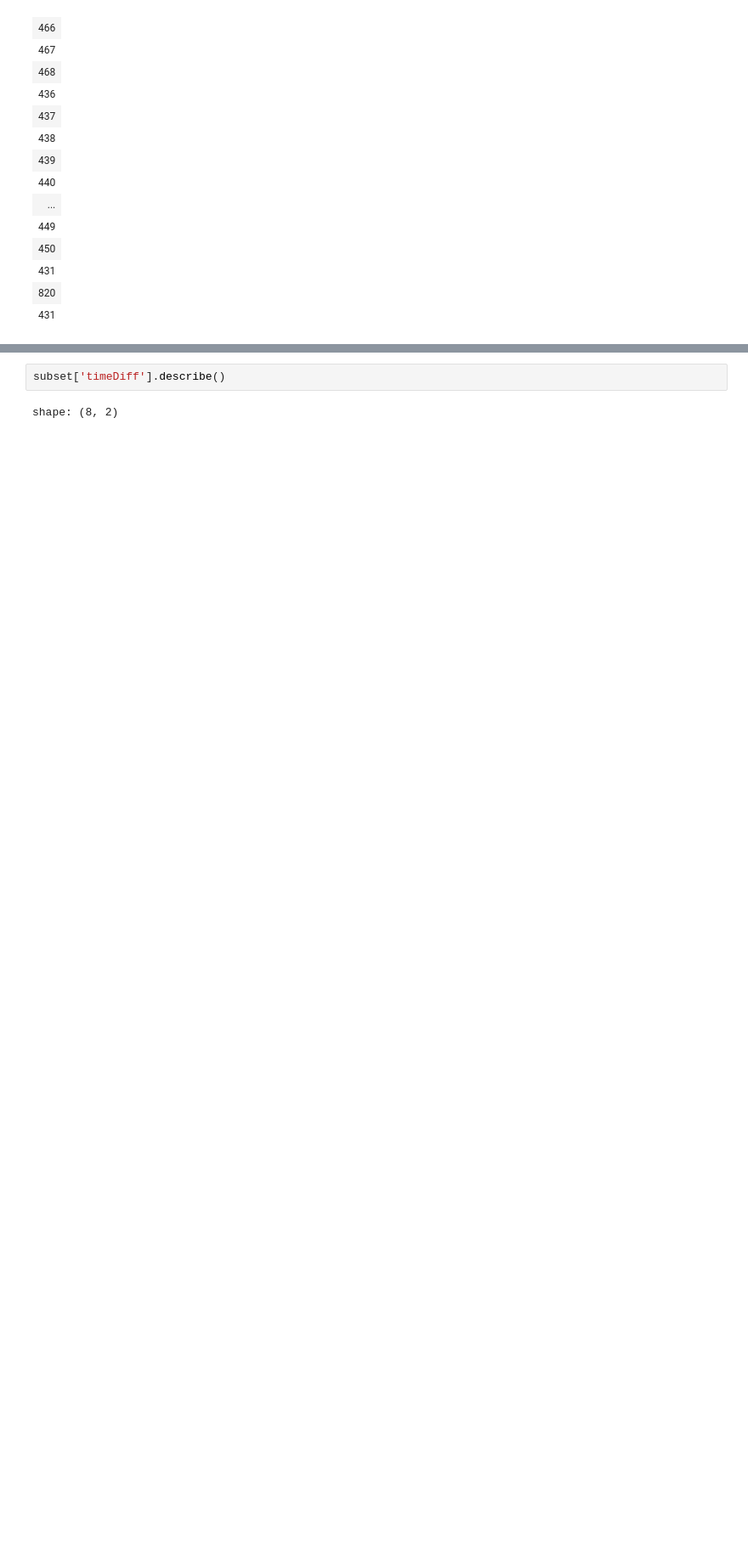
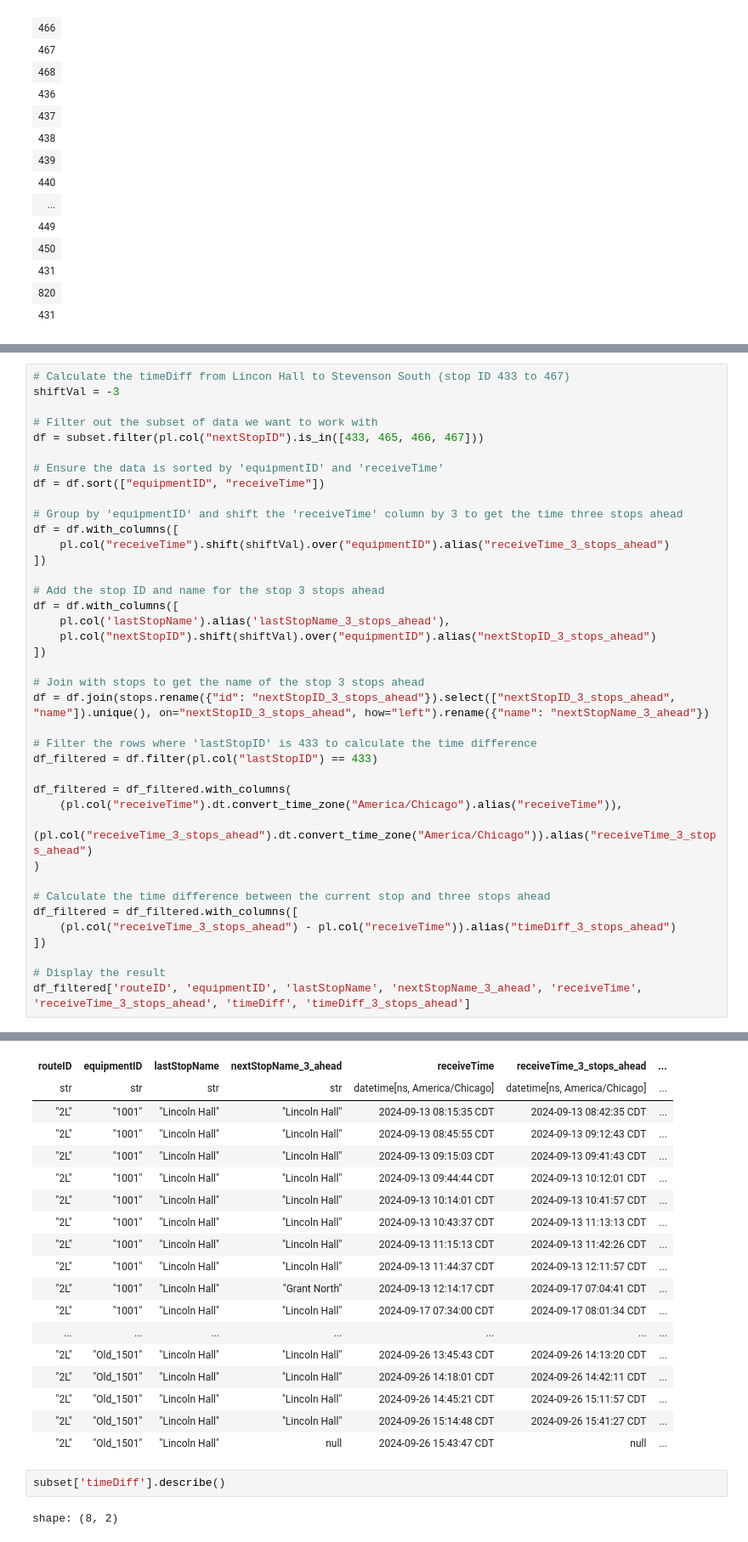
Before and after one commit to shaivilp/Research-Rookies, a Jupyter notebook: data_visualization/predictions.ipynb, the cells around one changed output, grey strips where cells are left out. Shown at 85% size. Saved outputs shown, nothing was run; the diff lists cells and outputs as text; blank space fills up the shorter version.

```diff
--- a/data_visualization/predictions.ipynb
+++ b/data_visualization/predictions.ipynb
@@ -357,0 +378,40 @@ InvalidOperationError: asof join with tolerance is only supported on numeric/tem
+# %%
+# Calculate the timeDiff from Lincon Hall to Stevenson South (stop ID 433 to 467)
+shiftVal = -3
+
+# Filter out the subset of data we want to work with
+df = subset.filter(pl.col("nextStopID").is_in([433, 465, 466, 467]))
+
+# Ensure the data is sorted by 'equipmentID' and 'receiveTime'
+df = df.sort(["equipmentID", "receiveTime"])
+
+# Group by 'equipmentID' and shift the 'receiveTime' column by 3 to get the time three stops ahead
+df = df.with_columns([
+    pl.col("receiveTime").shift(shiftVal).over("equipmentID").alias("receiveTime_3_stops_ahead")
+])
+
+# Add the stop ID and name for the stop 3 stops ahead
+df = df.with_columns([
+    pl.col('lastStopName').alias('lastStopName_3_stops_ahead'),
+    pl.col("nextStopID").shift(shiftVal).over("equipmentID").alias("nextStopID_3_stops_ahead")
+])
+
+# Join with stops to get the name of the stop 3 stops ahead
+df = df.join(stops.rename({"id": "nextStopID_3_stops_ahead"}).select(["nextStopID_3_stops_ahead", "name"]).unique(), on="nextStopID_3_stops_ahead", how="left").rename({"name": "nextStopName_3_ahead"})
+
+# Filter the rows where 'lastStopID' is 433 to calculate the time difference
+df_filtered = df.filter(pl.col("lastStopID") == 433)
+
+df_filtered = df_filtered.with_columns(
+    (pl.col("receiveTime").dt.convert_time_zone("America/Chicago").alias("receiveTime")),
+    (pl.col("receiveTime_3_stops_ahead").dt.convert_time_zone("America/Chicago")).alias("receiveTime_3_stops_ahead")
+)
+
+# Calculate the time difference between the current stop and three stops ahead
+df_filtered = df_filtered.with_columns([
+    (pl.col("receiveTime_3_stops_ahead") - pl.col("receiveTime")).alias("timeDiff_3_stops_ahead")
+])
+
+# Display the result
+df_filtered['routeID', 'equipmentID', 'lastStopName', 'nextStopName_3_ahead', 'receiveTime', 'receiveTime_3_stops_ahead', 'timeDiff', 'timeDiff_3_stops_ahead']
+# %% [output]
@@ -358,3 +419,21 @@ InvalidOperationError: asof join with tolerance is only supported on numeric/tem
+| routeID | equipmentID | lastStopName | nextStopName_3_ahead | receiveTime | receiveTime_3_stops_ahead | ... |
+| str | str | str | str | datetime[ns, America/Chicago] | datetime[ns, America/Chicago] | ... |
+| "2L" | "1001" | "Lincoln Hall" | "Lincoln Hall" | 2024-09-13 08:15:35 CDT | 2024-09-13 08:42:35 CDT | ... |
+| "2L" | "1001" | "Lincoln Hall" | "Lincoln Hall" | 2024-09-13 08:45:55 CDT | 2024-09-13 09:12:43 CDT | ... |
+| "2L" | "1001" | "Lincoln Hall" | "Lincoln Hall" | 2024-09-13 09:15:03 CDT | 2024-09-13 09:41:43 CDT | ... |
+| "2L" | "1001" | "Lincoln Hall" | "Lincoln Hall" | 2024-09-13 09:44:44 CDT | 2024-09-13 10:12:01 CDT | ... |
+| "2L" | "1001" | "Lincoln Hall" | "Lincoln Hall" | 2024-09-13 10:14:01 CDT | 2024-09-13 10:41:57 CDT | ... |
+| "2L" | "1001" | "Lincoln Hall" | "Lincoln Hall" | 2024-09-13 10:43:37 CDT | 2024-09-13 11:13:13 CDT | ... |
+| "2L" | "1001" | "Lincoln Hall" | "Lincoln Hall" | 2024-09-13 11:15:13 CDT | 2024-09-13 11:42:26 CDT | ... |
+| "2L" | "1001" | "Lincoln Hall" | "Lincoln Hall" | 2024-09-13 11:44:37 CDT | 2024-09-13 12:11:57 CDT | ... |
+| "2L" | "1001" | "Lincoln Hall" | "Grant North" | 2024-09-13 12:14:17 CDT | 2024-09-17 07:04:41 CDT | ... |
+| "2L" | "1001" | "Lincoln Hall" | "Lincoln Hall" | 2024-09-17 07:34:00 CDT | 2024-09-17 08:01:34 CDT | ... |
+| ... | ... | ... | ... | ... | ... | ... |
+| "2L" | "Old_1501" | "Lincoln Hall" | "Lincoln Hall" | 2024-09-26 13:45:43 CDT | 2024-09-26 14:13:20 CDT | ... |
+| "2L" | "Old_1501" | "Lincoln Hall" | "Lincoln Hall" | 2024-09-26 14:18:01 CDT | 2024-09-26 14:42:11 CDT | ... |
+| "2L" | "Old_1501" | "Lincoln Hall" | "Lincoln Hall" | 2024-09-26 14:45:21 CDT | 2024-09-26 15:11:57 CDT | ... |
+| "2L" | "Old_1501" | "Lincoln Hall" | "Lincoln Hall" | 2024-09-26 15:14:48 CDT | 2024-09-26 15:41:27 CDT | ... |
+| "2L" | "Old_1501" | "Lincoln Hall" | null | 2024-09-26 15:43:47 CDT | null | ... |
 # %%
 subset['timeDiff'].describe()
 # %% [output]
```
Also changed, not shown: parts of 5 cells of this notebook.
